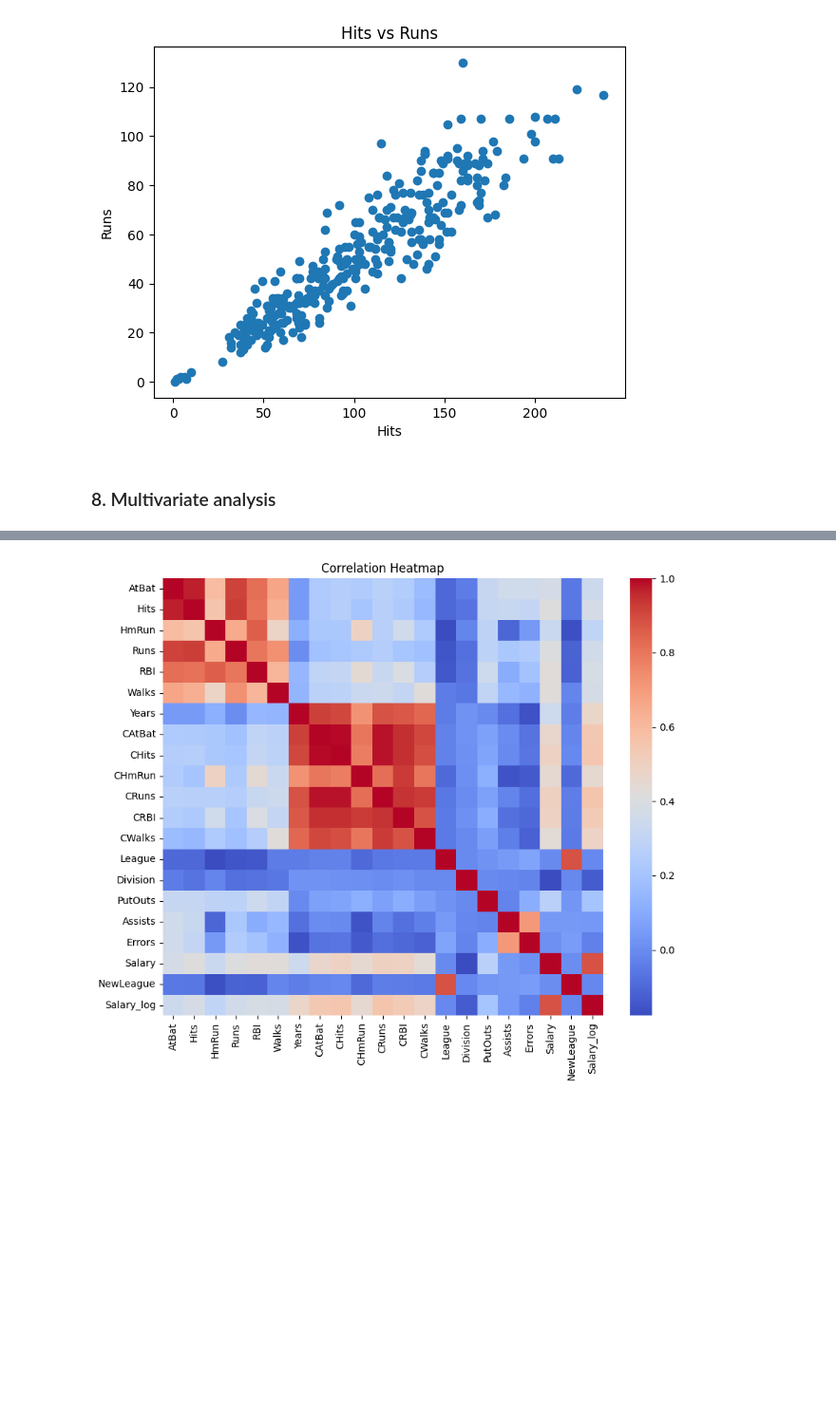
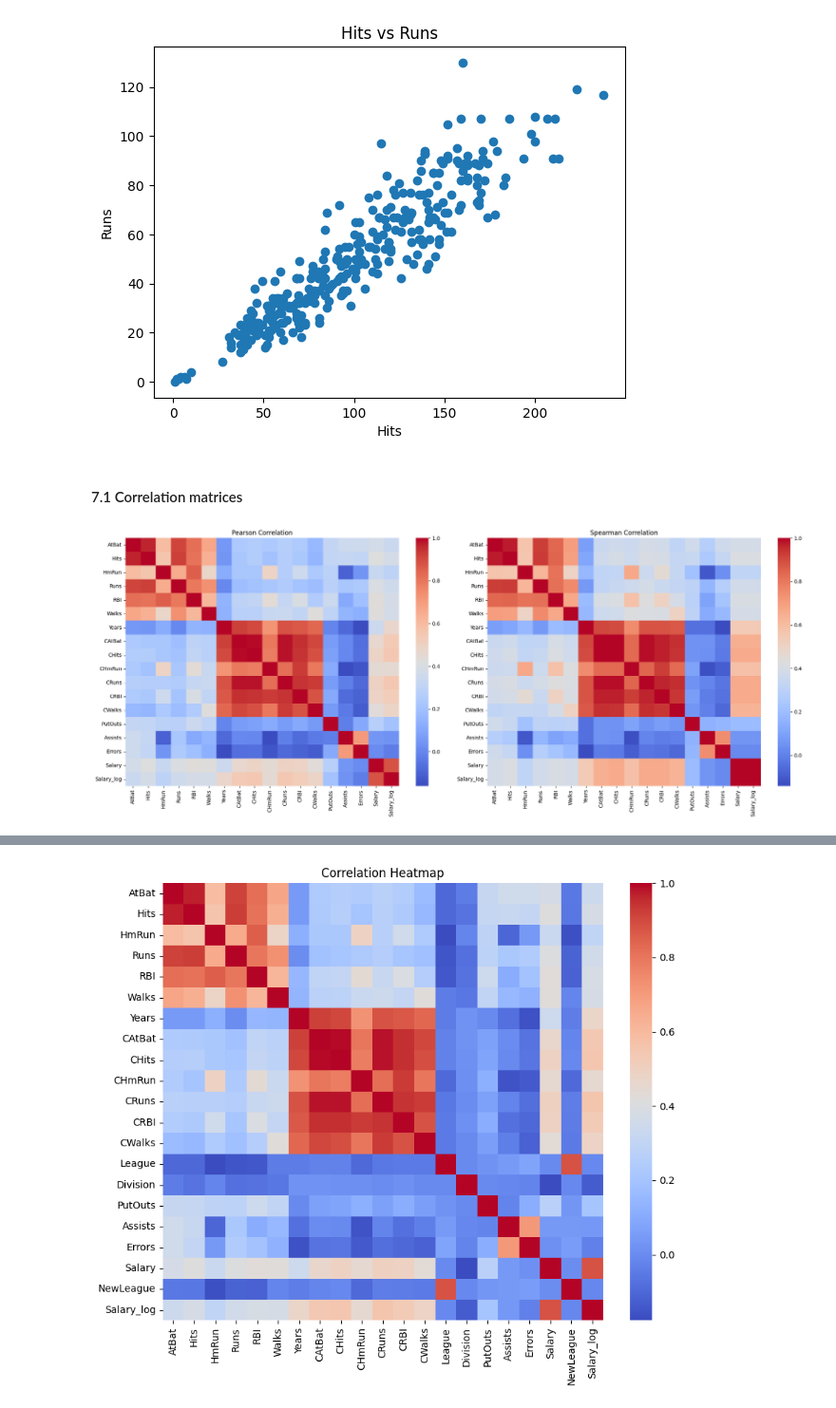
Before and after one commit to DivyamPandeyVIT/divyam-pandey, a Jupyter notebook: 23BDS0139_EDA_PROJECT_PHASE_1.ipynb, the cells around one changed output, grey strips where cells are left out. Shown at 95% size. Drawn from its saved outputs; the diff is of its cells as text; code cells hidden in the pictures; blank space fills up the shorter version.

```diff
--- a/23BDS0139_EDA_PROJECT_PHASE_1.ipynb
+++ b/23BDS0139_EDA_PROJECT_PHASE_1.ipynb
@@ -202,5 +400,18 @@ plt.title("Hits vs Runs")
 plt.show()
 # %% [output]
 [figure]
-# %% [markdown]
-### 8. Multivariate analysis
+# %% [markdown]
+#### 7.1 Correlation matrices
+# %%
+pearson_corr = df[numeric_cols_for_stats].corr(method='pearson')
+spearman_corr = df[numeric_cols_for_stats].corr(method='spearman')
+
+fig, axes = plt.subplots(1, 2, figsize=(20, 8))
+sns.heatmap(pearson_corr, annot=False, cmap='coolwarm', ax=axes[0])
+axes[0].set_title("Pearson Correlation")
+sns.heatmap(spearman_corr, annot=False, cmap='coolwarm', ax=axes[1])
+axes[1].set_title("Spearman Correlation")
+plt.tight_layout()
+plt.show()
+# %% [output]
+[figure, added]
```
Also changed, not shown: parts of 52 cells of this notebook.
